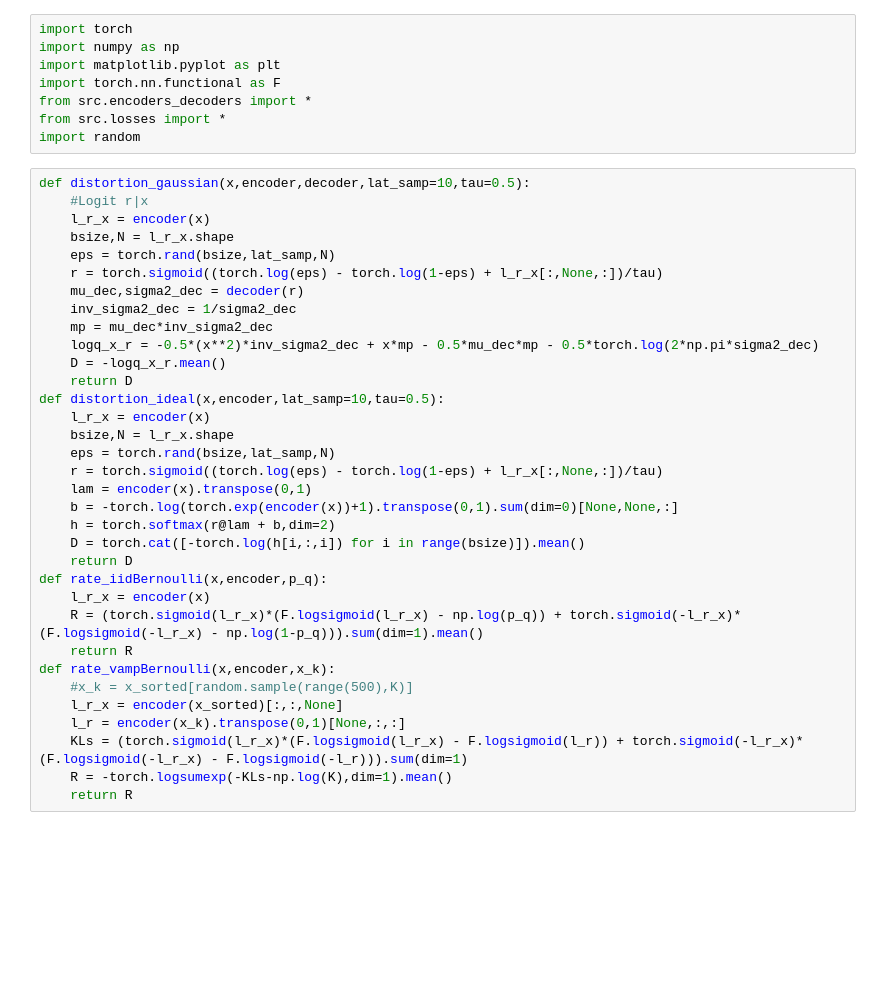
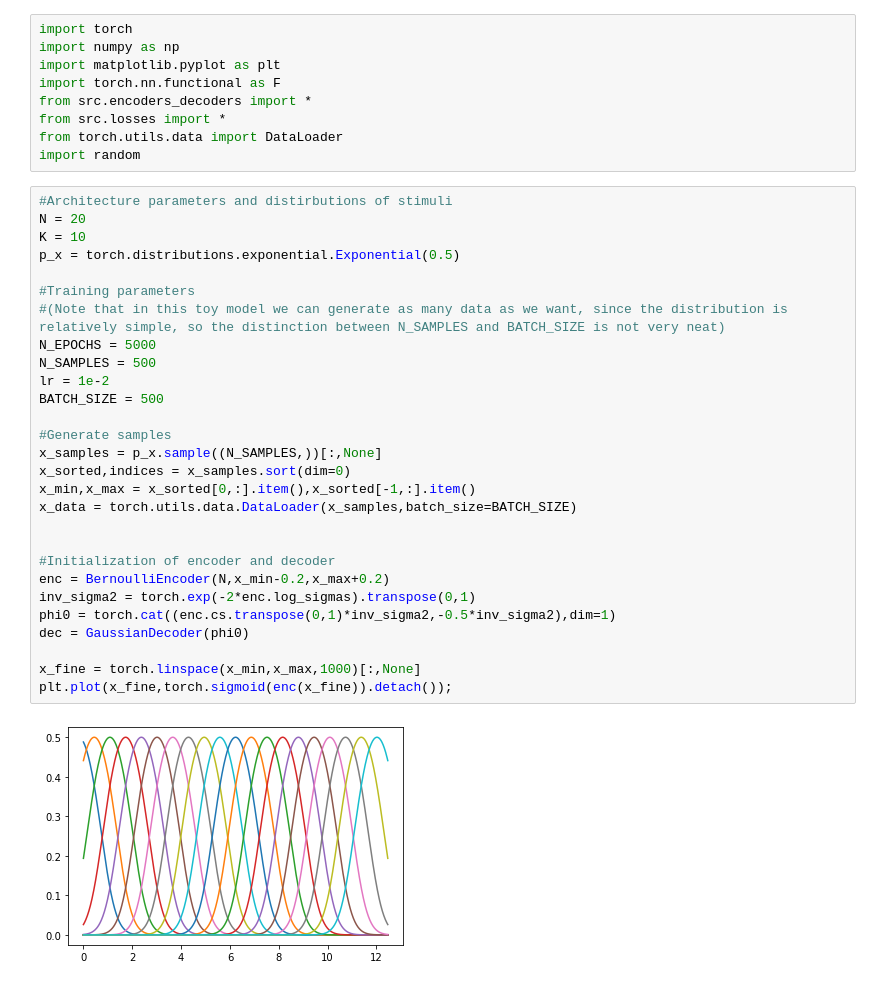
Before and after one commit to simonebmalerba/neural_VAE, a Jupyter notebook: bernoulli_enc.ipynb, the cells around one changed output. Saved outputs shown, nothing was run; the diff lists cells and outputs as text; blank space fills up the shorter version.

```diff
--- a/bernoulli_enc.ipynb
+++ b/bernoulli_enc.ipynb
@@ -5,38 +5,35 @@ import matplotlib.pyplot as plt
 import torch.nn.functional as F
 from src.encoders_decoders import *
 from src.losses import *
+from torch.utils.data import DataLoader
 import random
-# %%
-def distortion_gaussian(x,encoder,decoder,lat_samp=10,tau=0.5):
-    #Logit r|x
-    l_r_x = encoder(x)
-    bsize,N = l_r_x.shape
-    eps = torch.rand(bsize,lat_samp,N)
-    r = torch.sigmoid((torch.log(eps) - torch.log(1-eps) + l_r_x[:,None,:])/tau)
-    mu_dec,sigma2_dec = decoder(r)
-    inv_sigma2_dec = 1/sigma2_dec
-    mp = mu_dec*inv_sigma2_dec
-    logq_x_r = -0.5*(x**2)*inv_sigma2_dec + x*mp - 0.5*mu_dec*mp - 0.5*torch.log(2*np.pi*sigma2_dec)
-    D = -logq_x_r.mean()
-    return D
-def distortion_ideal(x,encoder,lat_samp=10,tau=0.5):
-    l_r_x = encoder(x)
-    bsize,N = l_r_x.shape
-    eps = torch.rand(bsize,lat_samp,N)
-    r = torch.sigmoid((torch.log(eps) - torch.log(1-eps) + l_r_x[:,None,:])/tau)
-    lam = encoder(x).transpose(0,1)
-    b = -torch.log(torch.exp(encoder(x))+1).transpose(0,1).sum(dim=0)[None,None,:]
-    h = torch.softmax(r@lam + b,dim=2)
-    D = torch.cat([-torch.log(h[i,:,i]) for i in range(bsize)]).mean()
-    return D
-def rate_iidBernoulli(x,encoder,p_q):
-    l_r_x = encoder(x)
-    R = (torch.sigmoid(l_r_x)*(F.logsigmoid(l_r_x) - np.log(p_q)) + torch.sigmoid(-l_r_x)*(F.logsigmoid(-l_r_x) - np.log(1-p_q))).sum(dim=1).mean()
-    return R
-def rate_vampBernoulli(x,encoder,x_k):
-    #x_k = x_sorted[random.sample(range(500),K)]
-    l_r_x = encoder(x_sorted)[:,:,None]
-    l_r = encoder(x_k).transpose(0,1)[None,:,:]
-    KLs = (torch.sigmoid(l_r_x)*(F.logsigmoid(l_r_x) - F.logsigmoid(l_r)) + torch.sigmoid(-l_r_x)*  (F.logsigmoid(-l_r_x) - F.logsigmoid(-l_r))).sum(dim=1)
-    R = -torch.logsumexp(-KLs-np.log(K),dim=1).mean()
-    return R
+# %%
+#Architecture parameters and distirbutions of stimuli
+N = 20
+K = 10
+p_x = torch.distributions.exponential.Exponential(0.5)
+
+#Training parameters
+#(Note that in this toy model we can generate as many data as we want, since the distribution is relatively simple, so the distinction between N_SAMPLES and BATCH_SIZE is not very neat)
+N_EPOCHS = 5000
+N_SAMPLES = 500
+lr = 1e-2
+BATCH_SIZE = 500
+
+#Generate samples
+x_samples = p_x.sample((N_SAMPLES,))[:,None]
+x_sorted,indices = x_samples.sort(dim=0)
+x_min,x_max = x_sorted[0,:].item(),x_sorted[-1,:].item()
+x_data = torch.utils.data.DataLoader(x_samples,batch_size=BATCH_SIZE)
+
+
+#Initialization of encoder and decoder
+enc = BernoulliEncoder(N,x_min-0.2,x_max+0.2)
+inv_sigma2 = torch.exp(-2*enc.log_sigmas).transpose(0,1)
+phi0 = torch.cat((enc.cs.transpose(0,1)*inv_sigma2,-0.5*inv_sigma2),dim=1)
+dec = GaussianDecoder(phi0)
+
+x_fine = torch.linspace(x_min,x_max,1000)[:,None]
+plt.plot(x_fine,torch.sigmoid(enc(x_fine)).detach());
+# %% [output]
+[figure, added]
```
Also changed, not shown: parts of 17 cells of this notebook.
